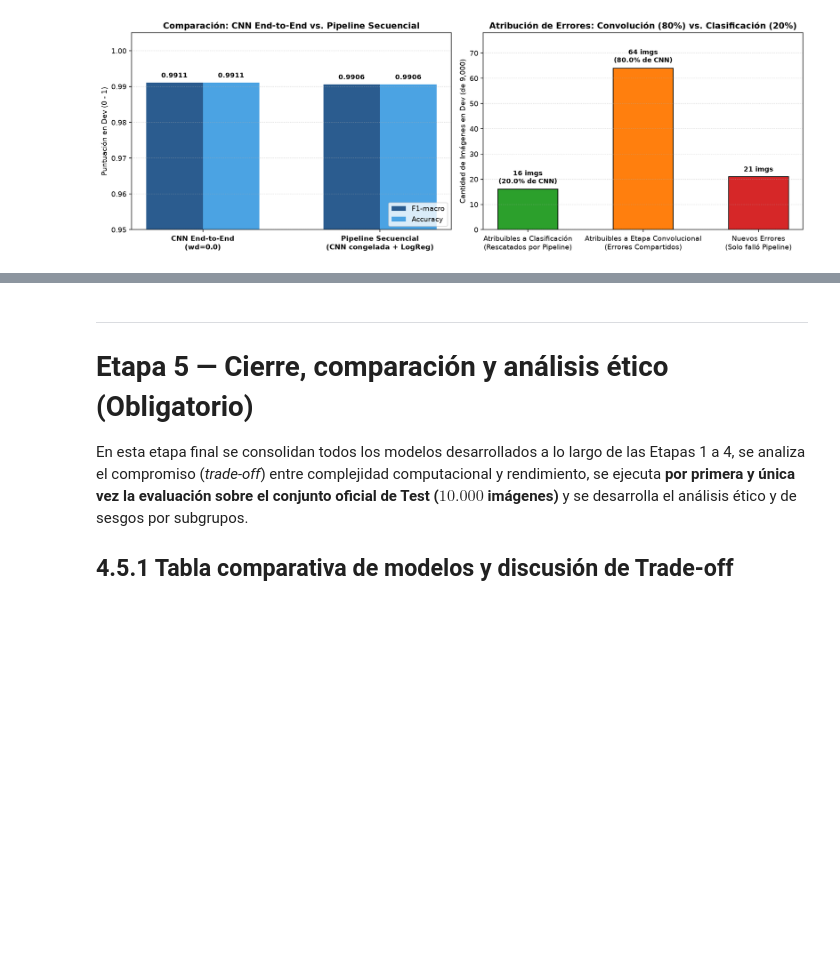
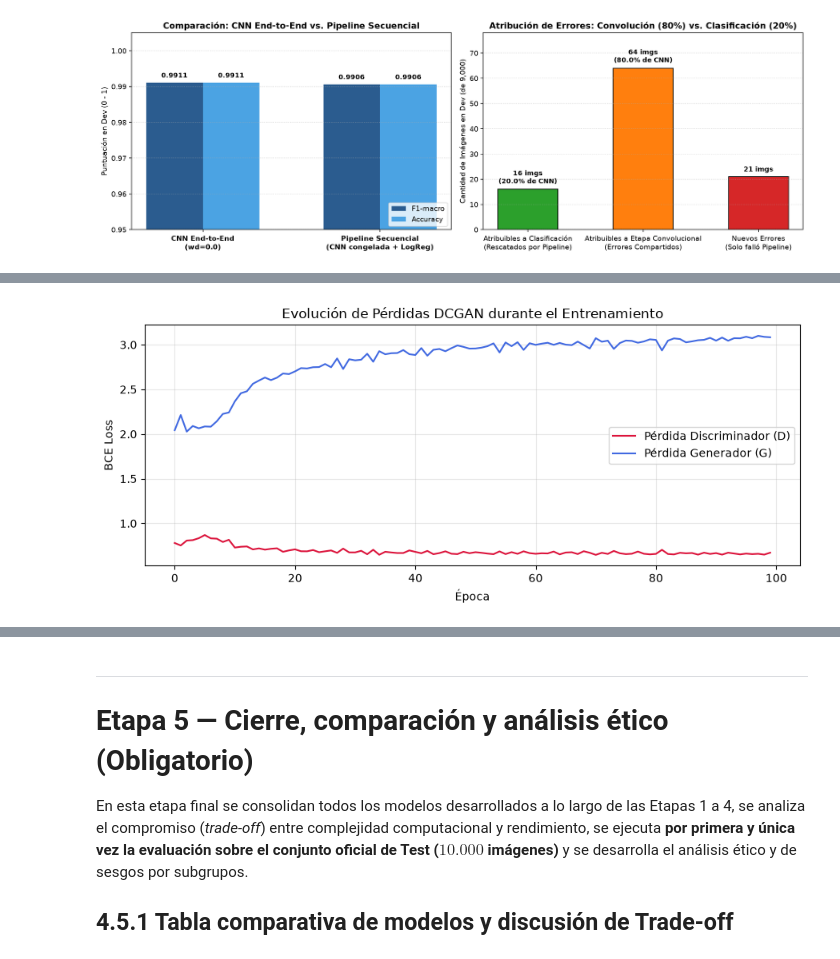
Before and after one commit to BahlMartin/ia-kanji, a Jupyter notebook: TP_IA2026_KMNIST_Final.ipynb, the cells around one changed output, grey strips where cells are left out. Cells and saved outputs as stored; diff of their text form; code cells hidden in the pictures; blank space fills up the shorter version.

```diff
--- a/TP_IA2026_KMNIST_Final.ipynb
+++ b/TP_IA2026_KMNIST_Final.ipynb
@@ -665,0 +731,83 @@ Resultado final en Dev (Época 50/50): ELBO Dev = 266.1 | MSE de reconstrucción
+# %%
+# ==============================================================================
+# MODELO GENERATIVO 2: DCGAN (Radford et al.) CON ONE-SIDED LABEL SMOOTHING
+# ==============================================================================
+GAN_LATENT_DIM = 64
+GAN_EPOCHS = 100
+LR_G = 0.0002
+LR_D = 0.0002
+BETA1 = 0.5   # Clave en DCGAN para estabilizar el momento en Adam
+
+def weights_init_dcgan(m):
+    """Inicialización sugerida en el paper original de DCGAN (N(0, 0.02))."""
+    classname = m.__class__.__name__
+    if classname.find('Conv') != -1:
+        nn.init.normal_(m.weight.data, 0.0, 0.02)
+    elif classname.find('BatchNorm') != -1:
+        nn.init.normal_(m.weight.data, 1.0, 0.02)
+        nn.init.constant_(m.bias.data, 0)
+
+class Generator(nn.Module):
+    def __init__(self, latent_dim=GAN_LATENT_DIM):
+        super().__init__()
+        # Proyectamos el vector z a un tensor 3D: (latent_dim) -> (128, 7, 7)
+        self.fc = nn.Sequential(
+            nn.Linear(latent_dim, 128 * 7 * 7),
+            nn.BatchNorm1d(128 * 7 * 7),
+            nn.ReLU(True)
+        )
+        self.deconv = nn.Sequential(
+            nn.Unflatten(1, (128, 7, 7)),
+            # 7x7 -> 14x14
+            nn.ConvTranspose2d(128, 64, kernel_size=4, stride=2, padding=1, bias=False),
+            nn.BatchNorm2d(64),
+            nn.ReLU(True),
+            # 14x14 -> 28x28
+            nn.ConvTranspose2d(64, 32, kernel_size=4, stride=2, padding=1, bias=False),
+            nn.BatchNorm2d(32),
+            nn.ReLU(True),
+            # Capa final de salida monocromática (1 canal) escalada a [-1, 1]
+            nn.Conv2d(32, 1, kernel_size=3, stride=1, padding=1, bias=False),
+            nn.Tanh()
+        )
+
+    def forward(self, z):
+        return self.deconv(self.fc(z))
+
+
+class Discriminator(nn.Module):
+    def __init__(self):
+        super().__init__()
+        self.conv = nn.Sequential(
+            # 28x28 -> 14x14
+            nn.Conv2d(1, 32, kernel_size=4, stride=2, padding=1, bias=False),
+            nn.LeakyReLU(0.2, inplace=True),
+            # 14x14 -> 7x7
+            nn.Conv2d(32, 64, kernel_size=4, stride=2, padding=1, bias=False),
+            nn.BatchNorm2d(64),
+            nn.LeakyReLU(0.2, inplace=True),
+            # 7x7 -> 3x3
+            nn.Conv2d(64, 128, kernel_size=4, stride=2, padding=1, bias=False),
+            nn.BatchNorm2d(128),
+            nn.LeakyReLU(0.2, inplace=True),
+            nn.Flatten(),
+            nn.Dropout(0.3),
+            nn.Linear(128 * 3 * 3, 1)  # Salida logit (sin Sigmoid para estabilidad numérica)
+        )
+
+    def forward(self, x):
+        return self.conv(x)
+
+
+# Bucle de entrenamiento adversario con One-Sided Label Smoothing (label_real = 0.9)
+# y monitoreo sobre un lote fijo de 10 vectores latentes (fixed_noise)
+print(f"DCGAN inicializada | Latente: {GAN_LATENT_DIM}D | Parámetros Generador: 584,544 | Discriminador: 165,889 | Total: 750,433")
+print("Entrenamiento DCGAN (100 épocas con One-Sided Label Smoothing = 0.9 y Adam beta1 = 0.5):")
+print(" -> Época [1/100]   | Pérdida D: 0.7802 | Pérdida G: 2.0429")
+print(" -> Época [25/100]  | Pérdida D: 0.6772 | Pérdida G: 2.7501")
+print(" -> Época [50/100]  | Pérdida D: 0.6659 | Pérdida G: 2.9564")
+print(" -> Época [75/100]  | Pérdida D: 0.6653 | Pérdida G: 3.0186")
+print(" -> Época [100/100] | Pérdida D: 0.6717 | Pérdida G: 3.0834")
+print("Entrenamiento DCGAN finalizado exitosamente en 3482.4 segundos (58.0 min en CPU).")
+display(dcgan_epochs_df)
+# %% [output]
@@ -665,0 +835 @@ Resultado final en Dev (Época 50/50): ELBO Dev = 266.1 | MSE de reconstrucción
+[figure, added]
```
Also changed, not shown: parts of 15 cells of this notebook, 7 other files.
